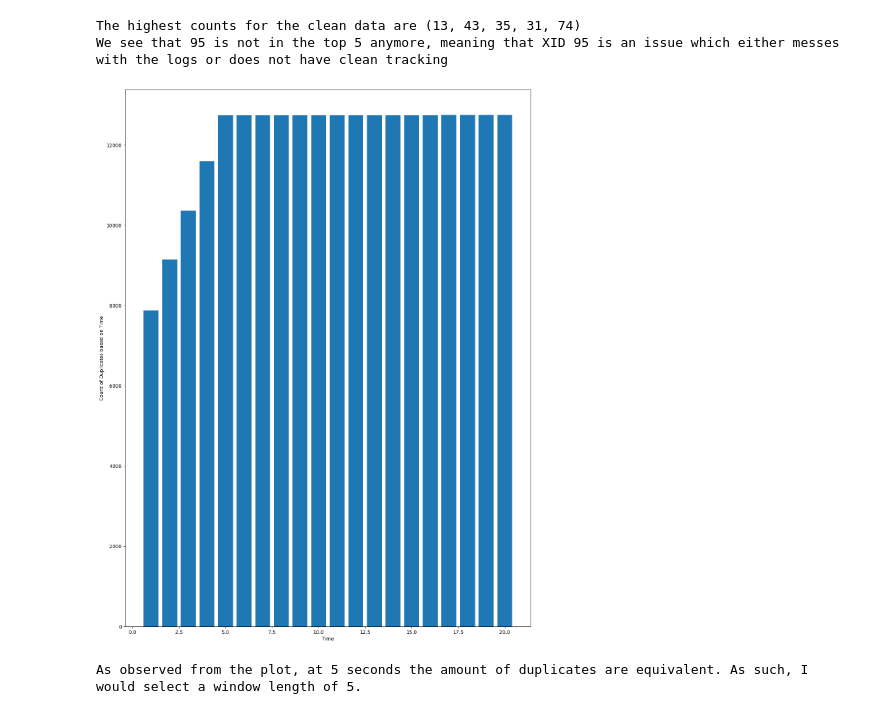
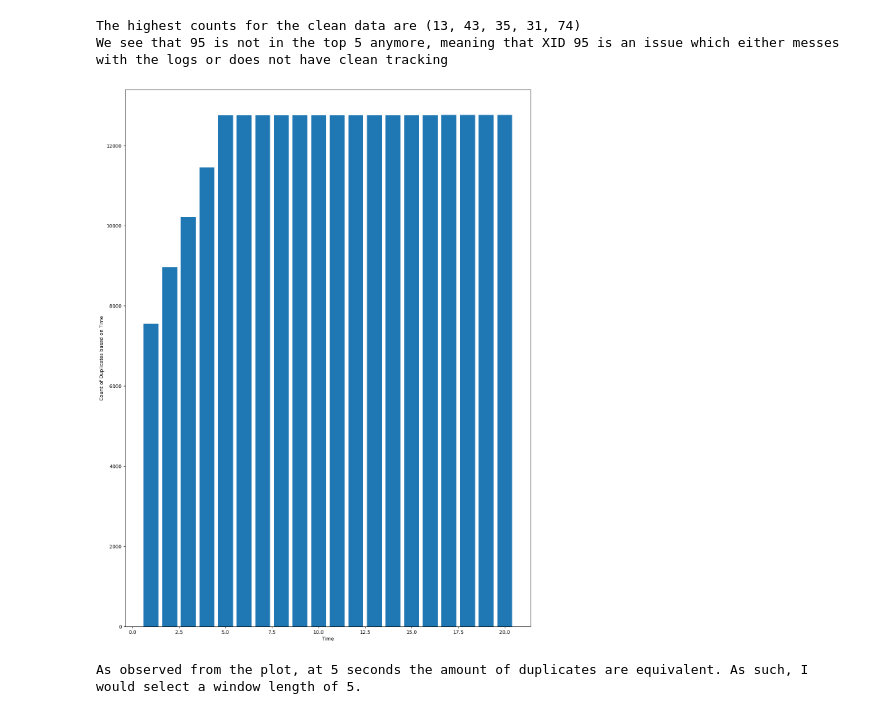
Before and after one commit to s1oly/GPUFailureAnalysis, a Jupyter notebook: project_1.ipynb, the cells around one changed output. Cells and saved outputs as stored; diff of their text form; code cells hidden in the pictures.

```diff
--- a/project_1.ipynb
+++ b/project_1.ipynb
@@ -459,24 +505,43 @@ We see that 95 is not in the top 5 anymore, meaning that XID 95 is an issue whic
 # %%
 #Part 3, Question 2
 
 #This part focuses on printing the number of duplicates from window range between 1 - 20 seconds
 
 duplicates_count = []
 
+def deduplicate_count(group, time):
+    group = group.sort_values('Timestamp')
+    kept = []
+    anchor = None
+    for _, row in group.iterrows():
+        if anchor is None:
+            kept.append(row)
+            anchor = (row['Timestamp'], row ['XID'])
+        else:
+            same_xid = (row['XID'] == anchor[1])
+            time_diff = (row['Timestamp'] - anchor[0]) <= time
+            if same_xid and time_diff:
+                continue
+            else:
+                kept.append(row)
+                anchor = (row['Timestamp'], row['XID'])
+    return pd.DataFrame(kept)
+
+
 for i in range(1, 21):
-    time_dif_i = dataframe_2['Timestamp'] - dataframe_2['Timestamp'].shift(1) <= i
-    is_duplicate_i = same_node & same_device & same_xid & time_dif_i
-    duplicates_count.append(is_duplicate_i.sum())
+  temp_df = dataframe_2.groupby(['Node name', 'Device ID'], group_keys=False, as_index= False).apply(lambda group: deduplicate_count(group, i)).reset_index(drop=True)
+  duplicates_count.append(len(dataframe_2) - len(temp_df))
+
 
 plt.figure(figsize=(15,20))
 plt.bar(range(1,21), duplicates_count)
 plt.xlabel('Time')
 plt.ylabel('Count of Duplicates based on Time')
 plt.show()
 
 print("As observed from the plot, at 5 seconds the amount of duplicates are equivalent. As such, I would select a window length of 5.")
 # %% [output]
-[figure, old version]
+[figure, new version]
 As observed from the plot, at 5 seconds the amount of duplicates are equivalent. As such, I would select a window length of 5.
 # %%
 #Task 3 Part 3
```
Also changed, not shown: parts of 4 cells of this notebook.
